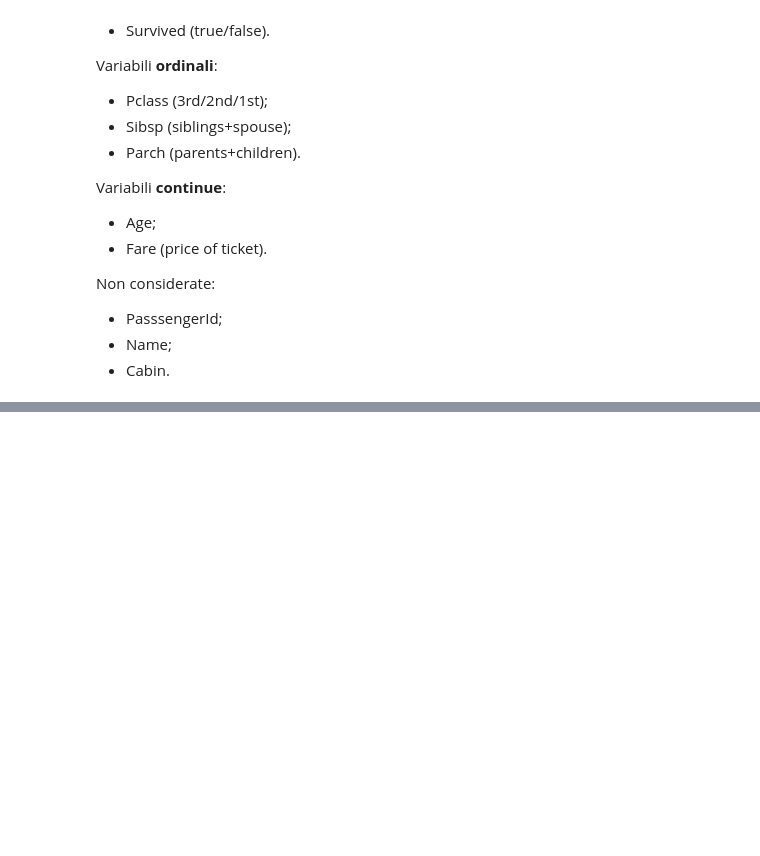
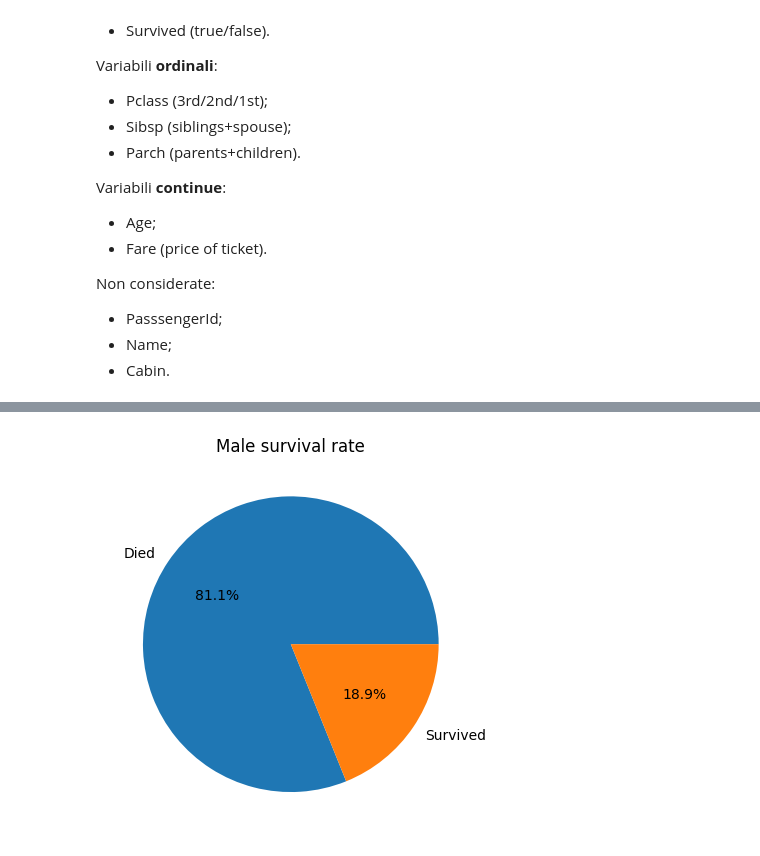
Before and after one commit to davidedigrande/titanic-dataset-eda, a Jupyter notebook: notebook.ipynb, the cells around one changed output, grey strips where cells are left out. Drawn from its saved outputs; the diff is of its cells as text; code cells hidden in the pictures; blank space fills up the shorter version.

```diff
--- a/notebook.ipynb
+++ b/notebook.ipynb
@@ -88,0 +86,11 @@ plt.show()
+# %%
+#Survivors aggregated by gender e
+gender_survived = df.groupby(by=['Sex', 'Survived'])['Survived'].count()
+# %%
+#Male survivors in a pie chart
+male_survived = gender_survived.get('male')
+plt.title("Male survival rate")
+plt.pie(male_survived, labels=["Died", "Survived"], autopct='%1.1f%%')
+plt.show()
+# %% [output]
+[figure, added]
```
Also changed, not shown: parts of 13 cells of this notebook.
